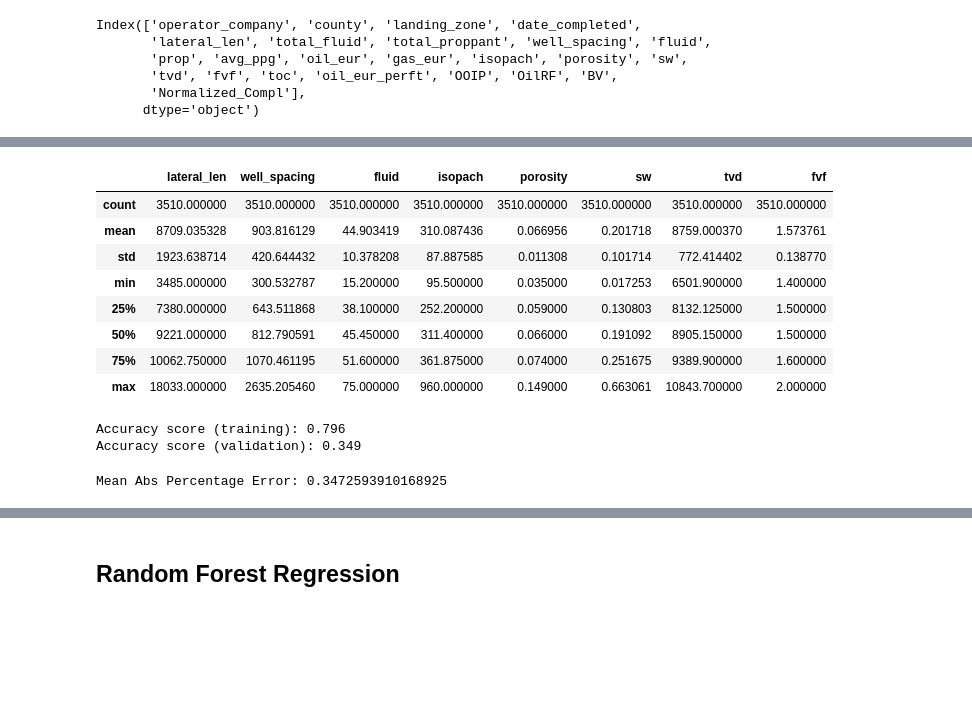
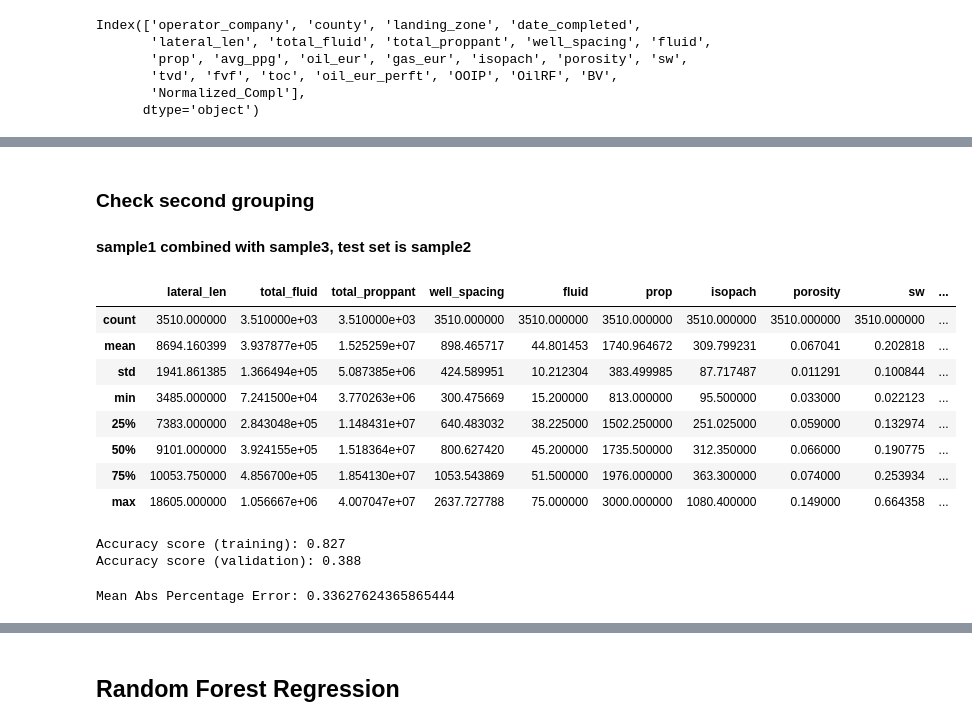
Before and after one commit to Auelocks/Friday_Night_Lights, a Jupyter notebook: GradientBoostRegressor_model.ipynb, the cells around one changed output, grey strips where cells are left out. Cells and saved outputs as stored; diff of their text form; code cells hidden in the pictures; blank space fills up the shorter version.

Commit message:
updated CV code, CV acc score

```diff
--- a/GradientBoostRegressor_model.ipynb
+++ b/GradientBoostRegressor_model.ipynb
@@ -344,5 +345,8 @@ Index(['operator_company', 'county', 'landing_zone', 'date_completed',
 # %%
 # Split training/test datasets
 y = df["oil_eur"]
-X = df[['lateral_len', 'well_spacing', 'fluid', "isopach", "porosity","sw","tvd","fvf"]]
+X = df[['lateral_len', 'total_fluid', 'total_proppant', 'well_spacing', 'fluid', 'prop',
+        'isopach', 'porosity', 'sw', 'tvd', 'fvf', 'toc', 'OOIP', 'BV', 'Normalized_Compl']]
 X_train, X_test, y_train, y_test = train_test_split(X, y, test_size =0.20, random_state=42,)
+
+#removed features: 'operator_company', 'county', 'landing_zone', 'date_completed','avg_ppg',
@@ -559,18 +581,21 @@ Mean Abs Percentage Error: 0.34680024979158686
+# %% [markdown]
+### Check second grouping
+#### sample1 combined with sample3, test set is sample2
 # %%
-# sample1 concat w sample 3, test sample 2
 # train on sample 1 and 3, calc predicted values w sample2
 cross_val2 = pd.concat([sample1_df,sample3_df])
-cross_val2[['lateral_len', 'well_spacing', 'fluid', "isopach", "porosity","sw","tvd","fvf"]].describe()
+cross_val2[['lateral_len', 'total_fluid', 'total_proppant', 'well_spacing', 'fluid', 'prop',
+        'isopach', 'porosity', 'sw', 'tvd', 'fvf', 'toc', 'OOIP', 'BV', 'Normalized_Compl']].describe()
 # %% [output]
-|  | lateral_len | well_spacing | fluid | isopach | porosity | sw | tvd | fvf |
-| count | 3510.000000 | 3510.000000 | 3510.000000 | 3510.000000 | 3510.000000 | 3510.000000 | 3510.000000 | 3510.000000 |
-| mean | 8709.035328 | 903.816129 | 44.903419 | 310.087436 | 0.066956 | 0.201718 | 8759.000370 | 1.573761 |
-| std | 1923.638714 | 420.644432 | 10.378208 | 87.887585 | 0.011308 | 0.101714 | 772.414402 | 0.138770 |
-| min | 3485.000000 | 300.532787 | 15.200000 | 95.500000 | 0.035000 | 0.017253 | 6501.900000 | 1.400000 |
-| 25% | 7380.000000 | 643.511868 | 38.100000 | 252.200000 | 0.059000 | 0.130803 | 8132.125000 | 1.500000 |
-| 50% | 9221.000000 | 812.790591 | 45.450000 | 311.400000 | 0.066000 | 0.191092 | 8905.150000 | 1.500000 |
-| 75% | 10062.750000 | 1070.461195 | 51.600000 | 361.875000 | 0.074000 | 0.251675 | 9389.900000 | 1.600000 |
-| max | 18033.000000 | 2635.205460 | 75.000000 | 960.000000 | 0.149000 | 0.663061 | 10843.700000 | 2.000000 |
+|  | lateral_len | total_fluid | total_proppant | well_spacing | fluid | prop | isopach | porosity | sw | ... |
+| count | 3510.000000 | 3.510000e+03 | 3.510000e+03 | 3510.000000 | 3510.000000 | 3510.000000 | 3510.000000 | 3510.000000 | 3510.000000 | ... |
+| mean | 8694.160399 | 3.937877e+05 | 1.525259e+07 | 898.465717 | 44.801453 | 1740.964672 | 309.799231 | 0.067041 | 0.202818 | ... |
+| std | 1941.861385 | 1.366494e+05 | 5.087385e+06 | 424.589951 | 10.212304 | 383.499985 | 87.717487 | 0.011291 | 0.100844 | ... |
+| min | 3485.000000 | 7.241500e+04 | 3.770263e+06 | 300.475669 | 15.200000 | 813.000000 | 95.500000 | 0.033000 | 0.022123 | ... |
+| 25% | 7383.000000 | 2.843048e+05 | 1.148431e+07 | 640.483032 | 38.225000 | 1502.250000 | 251.025000 | 0.059000 | 0.132974 | ... |
+| 50% | 9101.000000 | 3.924155e+05 | 1.518364e+07 | 800.627420 | 45.200000 | 1735.500000 | 312.350000 | 0.066000 | 0.190775 | ... |
+| 75% | 10053.750000 | 4.856700e+05 | 1.854130e+07 | 1053.543869 | 51.500000 | 1976.000000 | 363.300000 | 0.074000 | 0.253934 | ... |
+| max | 18605.000000 | 1.056667e+06 | 4.007047e+07 | 2637.727788 | 75.000000 | 3000.000000 | 1080.400000 | 0.149000 | 0.664358 | ... |
 # %%
 # Split into testing/training sets
 
@@ -591,21 +608,0 @@ X_test_scaled = X_scaler.transform(X2_test)
-# %%
-# Train the model, determine accuracy score
-reg = ensemble.GradientBoostingRegressor(n_estimators=800,
-                                             learning_rate=0.1,
-                                             loss='ls',
-                                             min_samples_leaf=1,
-                                             random_state=42)
-reg.fit(X_train_scaled, y2_train)
-print("Accuracy score (training): {0:.3f}".format(
-reg.score(X_train_scaled, y2_train)))
-print("Accuracy score (validation): {0:.3f}".format(
-reg.score(X_test_scaled, y2_test)))
-# %% [output]
-Accuracy score (training): 0.796
-Accuracy score (validation): 0.349
-# %%
-# Make Predictions
-y2_pred = reg.predict(X_test_scaled)
-print('Mean Abs Percentage Error:',metrics.mean_absolute_percentage_error(y2_test,y2_pred))
-# %% [output]
-Mean Abs Percentage Error: 0.3472593910168925
@@ -611,0 +618,21 @@ Mean Abs Percentage Error: 0.3472593910168925
+# %%
+# Train the model, determine accuracy score
+reg = ensemble.GradientBoostingRegressor(n_estimators=800,
+                                             learning_rate=0.1,
+                                             loss='ls',
+                                             min_samples_leaf=1,
+                                             random_state=42)
+reg.fit(X_train_scaled, y2_train)
+print("Accuracy score (training): {0:.3f}".format(
+reg.score(X_train_scaled, y2_train)))
+print("Accuracy score (validation): {0:.3f}".format(
+reg.score(X_test_scaled, y2_test)))
+# %% [output]
+Accuracy score (training): 0.827
+Accuracy score (validation): 0.388
+# %%
+# Make Predictions
+y2_pred = reg.predict(X_test_scaled)
+print('Mean Abs Percentage Error:',metrics.mean_absolute_percentage_error(y2_test,y2_pred))
+# %% [output]
+Mean Abs Percentage Error: 0.33627624365865444
```
Also changed, not shown: parts of 25 cells of this notebook.
